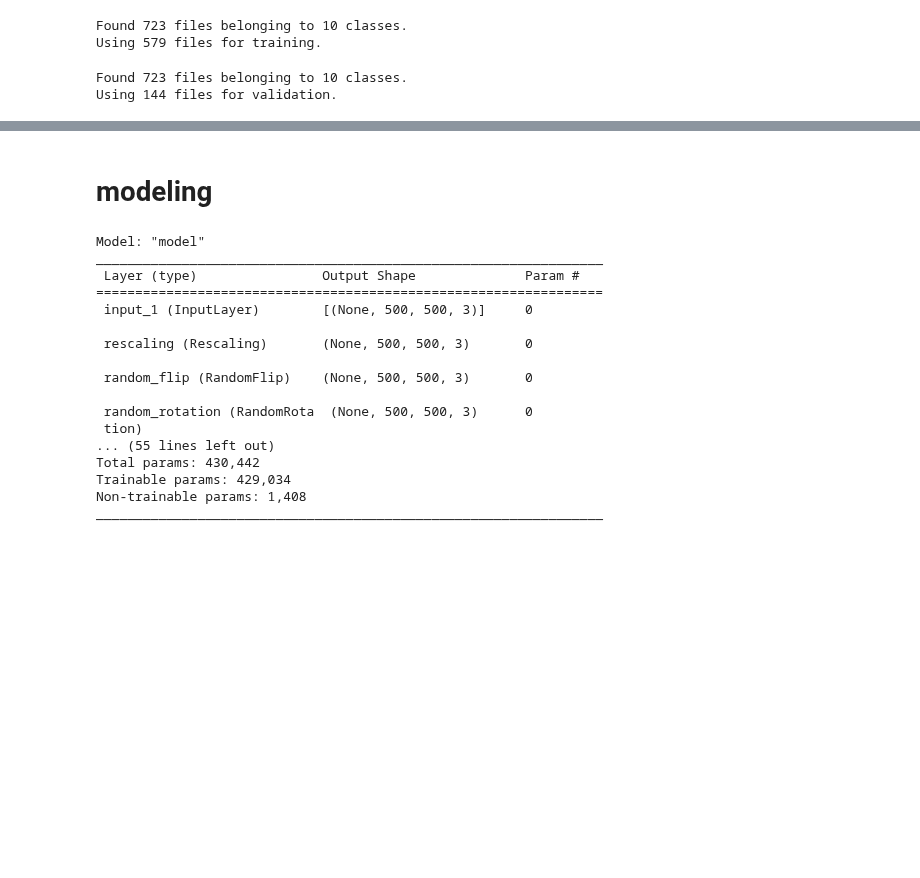
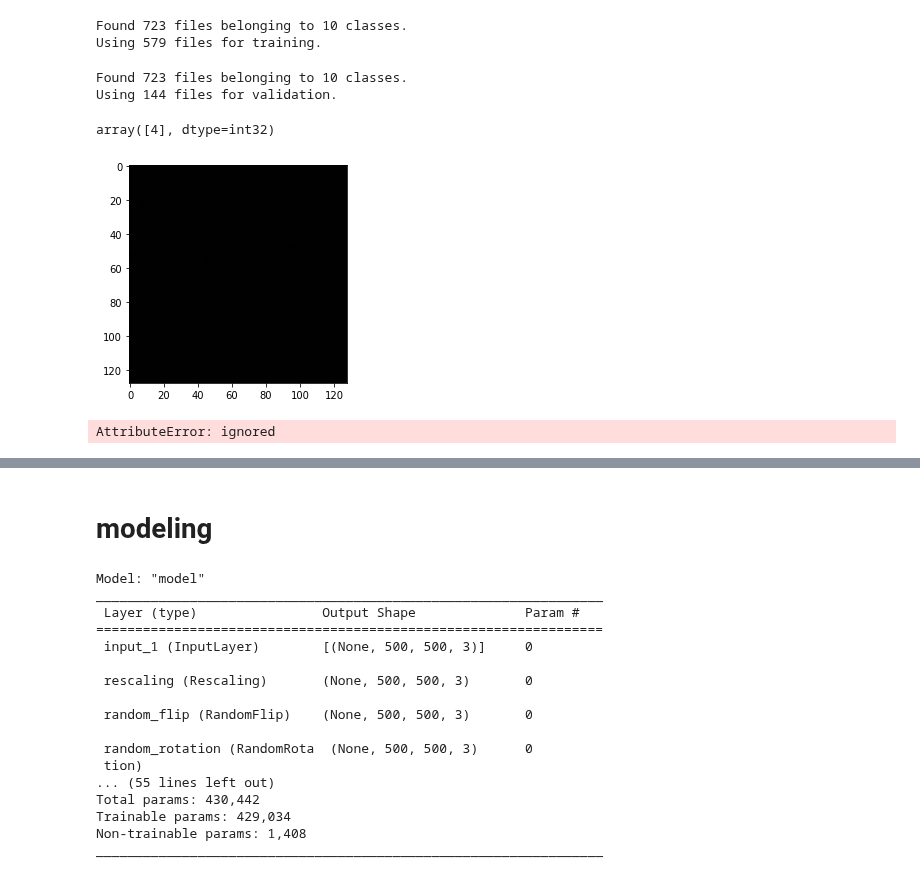
Before and after one commit to chi-hun/dacon, a Jupyter notebook: 서울_랜드마크_이미지_분류.ipynb, the cells around one changed output, grey strips where cells are left out. Drawn from its saved outputs; the diff is of its cells as text; code cells hidden in the pictures; blank space fills up the shorter version.

```diff
--- a/서울_랜드마크_이미지_분류.ipynb
+++ b/서울_랜드마크_이미지_분류.ipynb
@@ -163,6 +152,39 @@ val_ds = tf.keras.preprocessing.image_dataset_from_directory('/content/drive/MyD
 # %% [output]
 Found 723 files belonging to 10 classes.
 Using 144 files for validation.
+# %%
+transformer = A.Compose([A.HorizontalFlip(),
+                         #A.ShiftScaleRotate(),
+                         A.RandomBrightnessContrast(),
+                         ])
+# %%
+aaa = tf.constant([4])
+aaa.numpy()
+# %% [output]
+array([4], dtype=int32)
+# %%
+def algument(img):
+    image_dic = {'image':img}
+    aug_img = transformer(**image_dic)
+    aug_img = tf.cast(aug_img['image'], tf.float32)
+
+    return aug_img
+
+def trans(img, label):
+    img = tf.numpy_function(func = algument, inp=[img], Tout=tf.float32)
+    return img, label
+# %%
+data_x = train_ds.map(trans)
+# %%
+plt.imshow(next(iter(data_x))[0][0].numpy().astype('uint'))
+plt.show()
+# %% [output]
+[figure, added]
+# %%
+train_ds_x = train_ds.map(algument)
+plt.imshow(next(iter(train_ds_x))[0][0])
+# %% [output]
+AttributeError: ignored
 # %%
 class_names = train_ds.class_names
 for i,j in train_ds.take(1):
```
Also changed, not shown: parts of 12 cells of this notebook.
